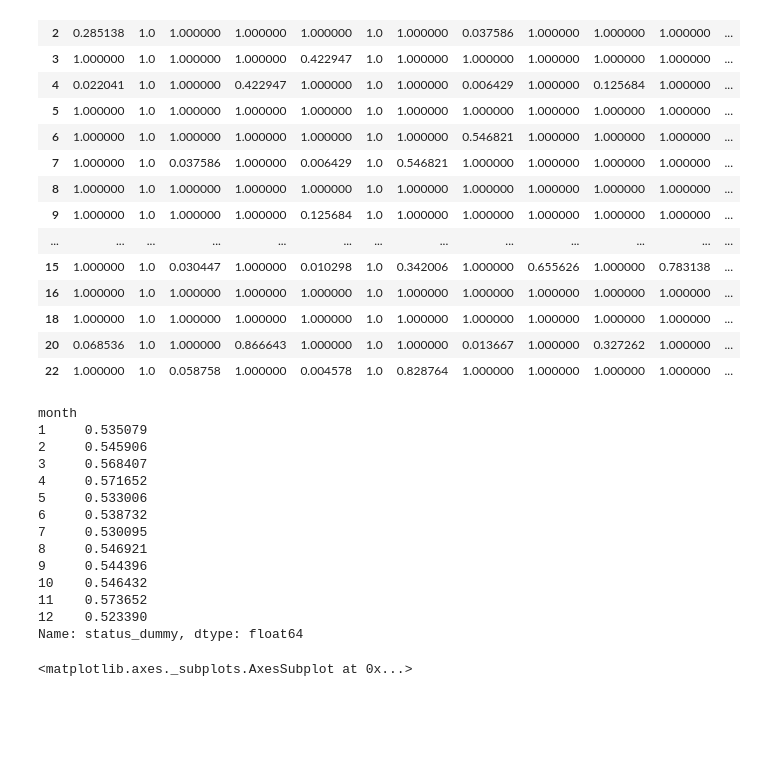
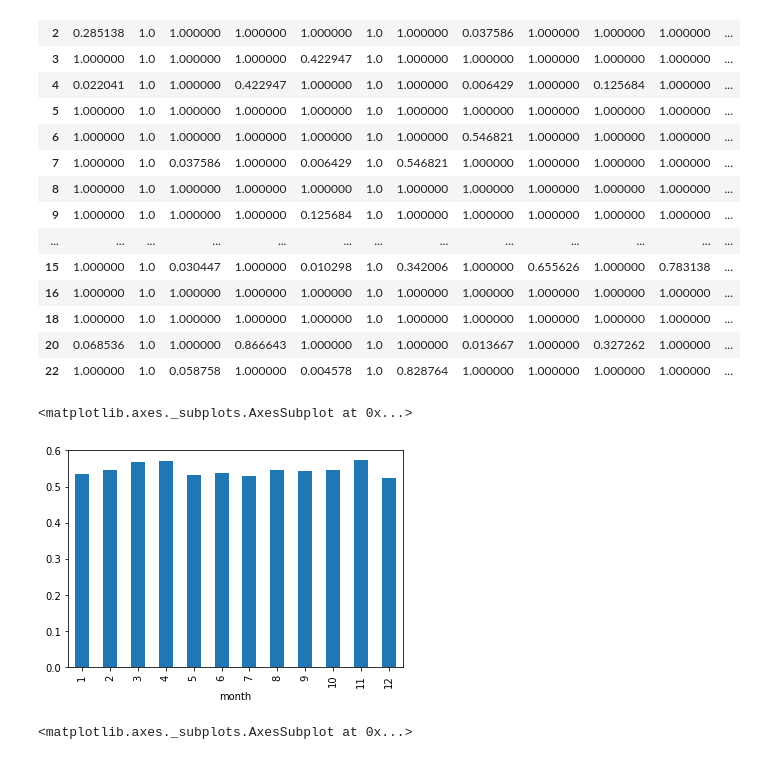
Before and after one commit to dray89/Python, a Jupyter notebook: Kickstarter_dataproject.ipynb, the cells around one changed output. Saved outputs shown, nothing was run; the diff lists cells and outputs as text; code cells hidden in the pictures; blank space fills up the shorter version.

```diff
--- a/Kickstarter_dataproject.ipynb
+++ b/Kickstarter_dataproject.ipynb
@@ -583,22 +583,10 @@ scikit_posthocs.posthoc_dunn(new_df, val_col='status_dummy', group_col='year_mon
 | 22 | 1.000000 | 1.0 | 0.058758 | 1.000000 | 0.004578 | 1.0 | 0.828764 | 1.000000 | 1.000000 | 1.000000 | 1.000000 | ... |
 # %%
 month = new_df['status_dummy'].groupby(new_df['month']).mean()
-month
+month.plot.bar()
 # %% [output]
-month
-1     0.535079
-2     0.545906
-3     0.568407
-4     0.571652
-5     0.533006
-6     0.538732
-7     0.530095
-8     0.546921
-9     0.544396
-10    0.546432
-11    0.573652
-12    0.523390
-Name: status_dummy, dtype: float64
+<matplotlib.axes._subplots.AxesSubplot at 0x...>
+[figure, added]
 # %%
 year = new_df['status_dummy'].groupby(new_df['year']).mean()
 year.plot.bar()
```
Also changed, not shown: parts of 1 cell of this notebook.
